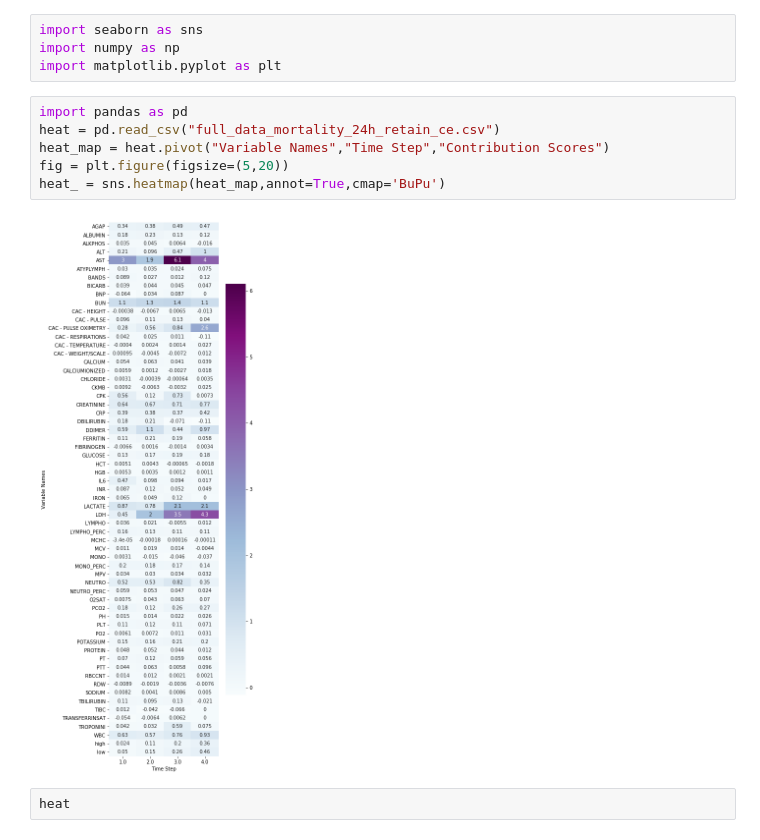
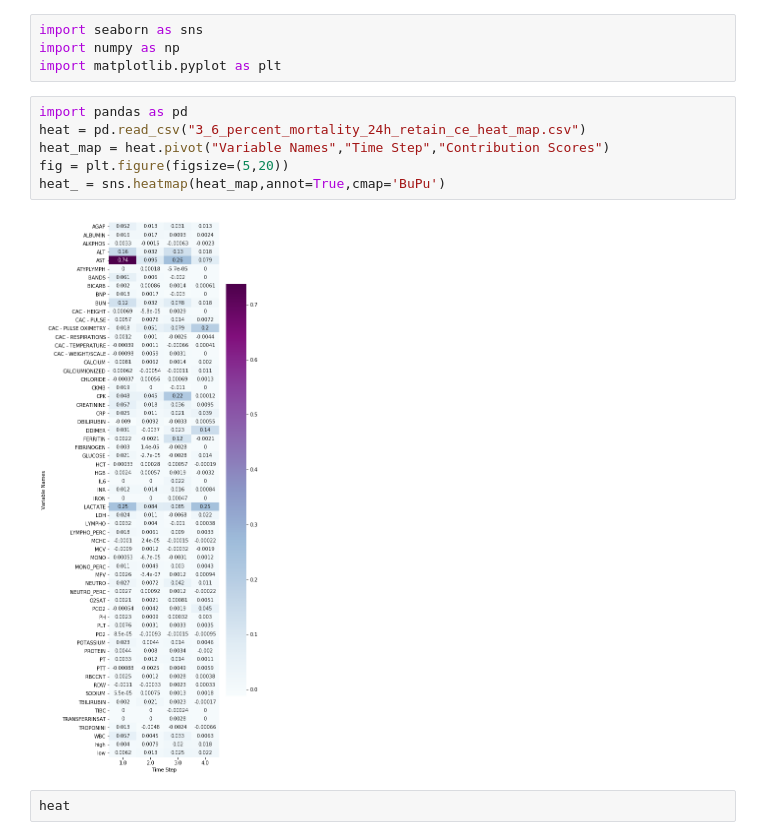
Before and after one commit to Tingyiwanyan/Contrastive_Learning_For_Covid, a Jupyter notebook: draw_heat_map.ipynb, the cells around one changed output. Cells and saved outputs as stored; diff of their text form.

```diff
--- a/draw_heat_map.ipynb
+++ b/draw_heat_map.ipynb
@@ -4,12 +4,12 @@ import numpy as np
 import matplotlib.pyplot as plt
 # %%
 import pandas as pd
-heat = pd.read_csv("full_data_mortality_24h_retain_ce.csv")
+heat = pd.read_csv("3_6_percent_mortality_24h_retain_ce_heat_map.csv")
 heat_map = heat.pivot("Variable Names","Time Step","Contribution Scores")
 fig = plt.figure(figsize=(5,20))
 heat_ = sns.heatmap(heat_map,annot=True,cmap='BuPu')
 # %% [output]
-[figure, old version]
+[figure, new version]
 # %%
 heat
 # %% [output]
```
Also changed, not shown: 3 other files.
